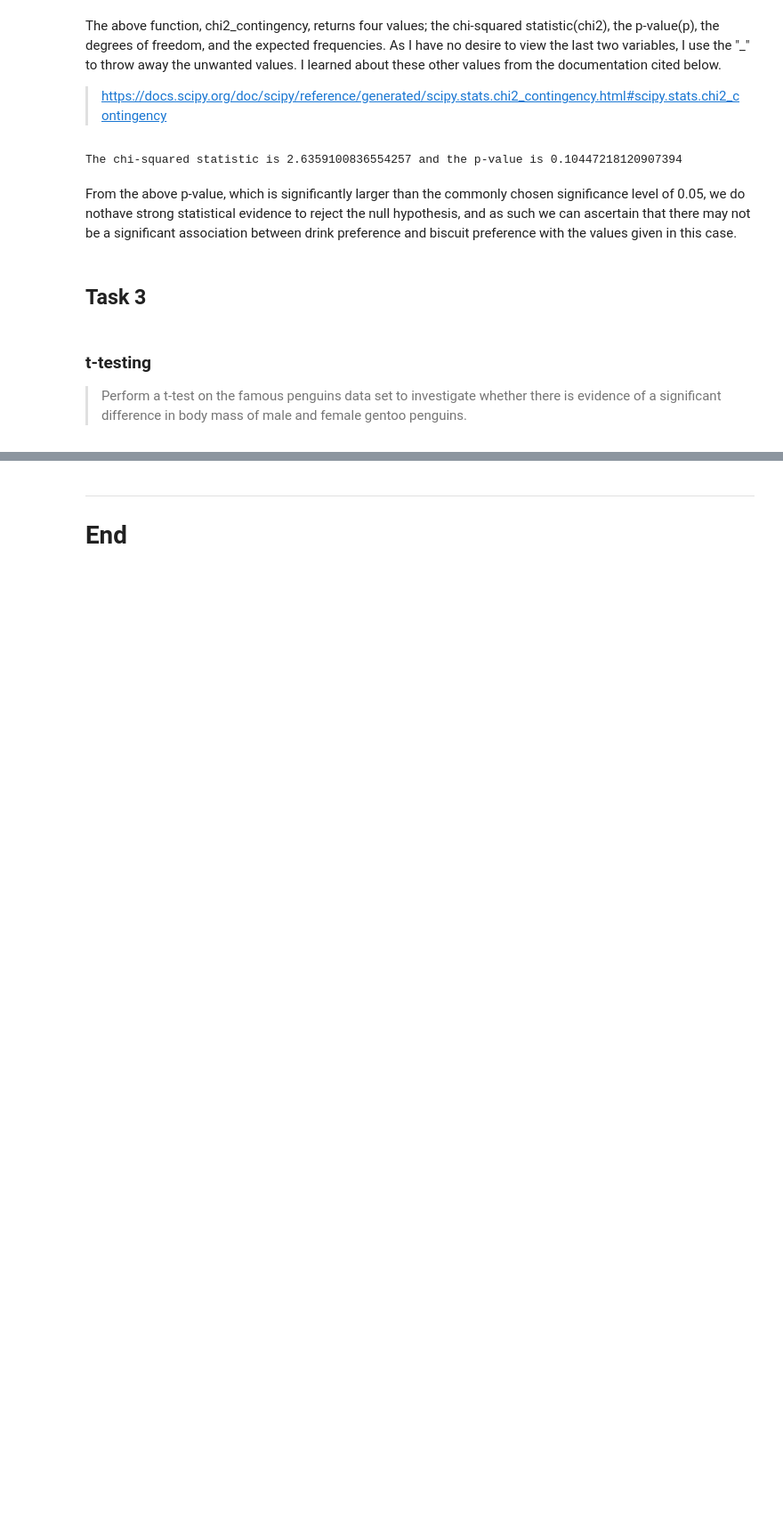
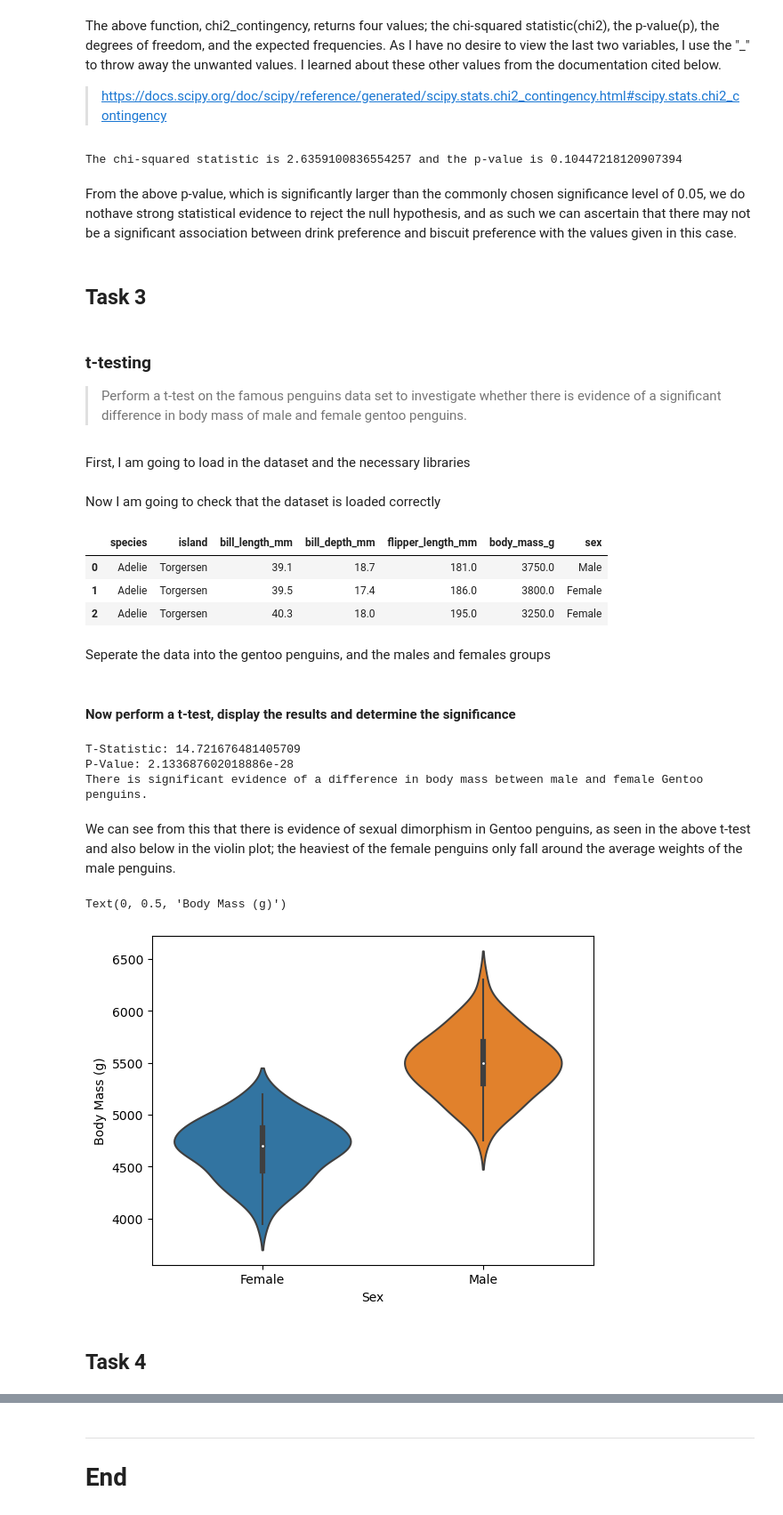
Before and after one commit to nexlanglxm/machine-learning-and-statistics, a Jupyter notebook: tasks.ipynb, the cells around one changed output, grey strips where cells are left out. Shown at 89% size. Cells and saved outputs as stored; diff of their text form; code cells hidden in the pictures; blank space fills up the shorter version.

Commit message:
completed task 3 with comments and workings

```diff
--- a/tasks.ipynb
+++ b/tasks.ipynb
@@ -93,3 +93,56 @@ From the above p-value, which is significantly larger than the commonly chosen s
 # %% [markdown]
 ### t-testing
 > Perform a t-test on the famous penguins data set to investigate whether there is evidence of a significant difference in body mass of male and female gentoo penguins.
+# %% [markdown]
+First, I am going to load in the dataset and the necessary libraries
+# %%
+import seaborn as sns
+import pandas as pd
+from scipy import stats
+import matplotlib.pyplot as plt
+
+penguins = sns.load_dataset('penguins')
+# %% [markdown]
+Now I am going to check that the dataset is loaded correctly
+# %%
+penguins.head(3)
+# %% [output]
+|  | species | island | bill_length_mm | bill_depth_mm | flipper_length_mm | body_mass_g | sex |
+| 0 | Adelie | Torgersen | 39.1 | 18.7 | 181.0 | 3750.0 | Male |
+| 1 | Adelie | Torgersen | 39.5 | 17.4 | 186.0 | 3800.0 | Female |
+| 2 | Adelie | Torgersen | 40.3 | 18.0 | 195.0 | 3250.0 | Female |
+# %% [markdown]
+Seperate the data into  the gentoo penguins, and the males and females groups
+# %%
+gentoo_penguins = penguins[penguins["species"] == "Gentoo"]
+
+male_penguins = gentoo_penguins[gentoo_penguins["sex"] == "Male"]
+female_penguins = gentoo_penguins[gentoo_penguins["sex"] == "Female"]
+# %% [markdown]
+#### Now perform a t-test, display the results and determine the significance
+# %%
+t_statistic, p_value = stats.ttest_ind(male_penguins["body_mass_g"], female_penguins["body_mass_g"])
+
+print(f"T-Statistic: {t_statistic}")
+print(f"P-Value: {p_value}")
+
+alpha = 0.05 # Set your significance level
+if p_value < alpha:
+    print("There is significant evidence of a difference in body mass between male and female Gentoo penguins.")
+else:
+    print("There is no significant evidence of a difference in body mass between male and female Gentoo penguins.")
+# %% [output]
+T-Statistic: 14.721676481405709
+P-Value: 2.133687602018886e-28
+There is significant evidence of a difference in body mass between male and female Gentoo penguins.
+# %% [markdown]
+We can see from this that there is evidence of sexual dimorphism in Gentoo penguins, as seen in the above t-test and also below in the violin plot; the heaviest of the female penguins only fall around the average weights of the male penguins.
+# %%
+sns.violinplot(x="sex", y="body_mass_g", data=gentoo_penguins)
+plt.xlabel("Sex")
+plt.ylabel("Body Mass (g)")
+# %% [output]
+Text(0, 0.5, 'Body Mass (g)')
+[figure, added]
+# %% [markdown]
+## Task 4
```
Also changed, not shown: parts of 3 cells of this notebook.
